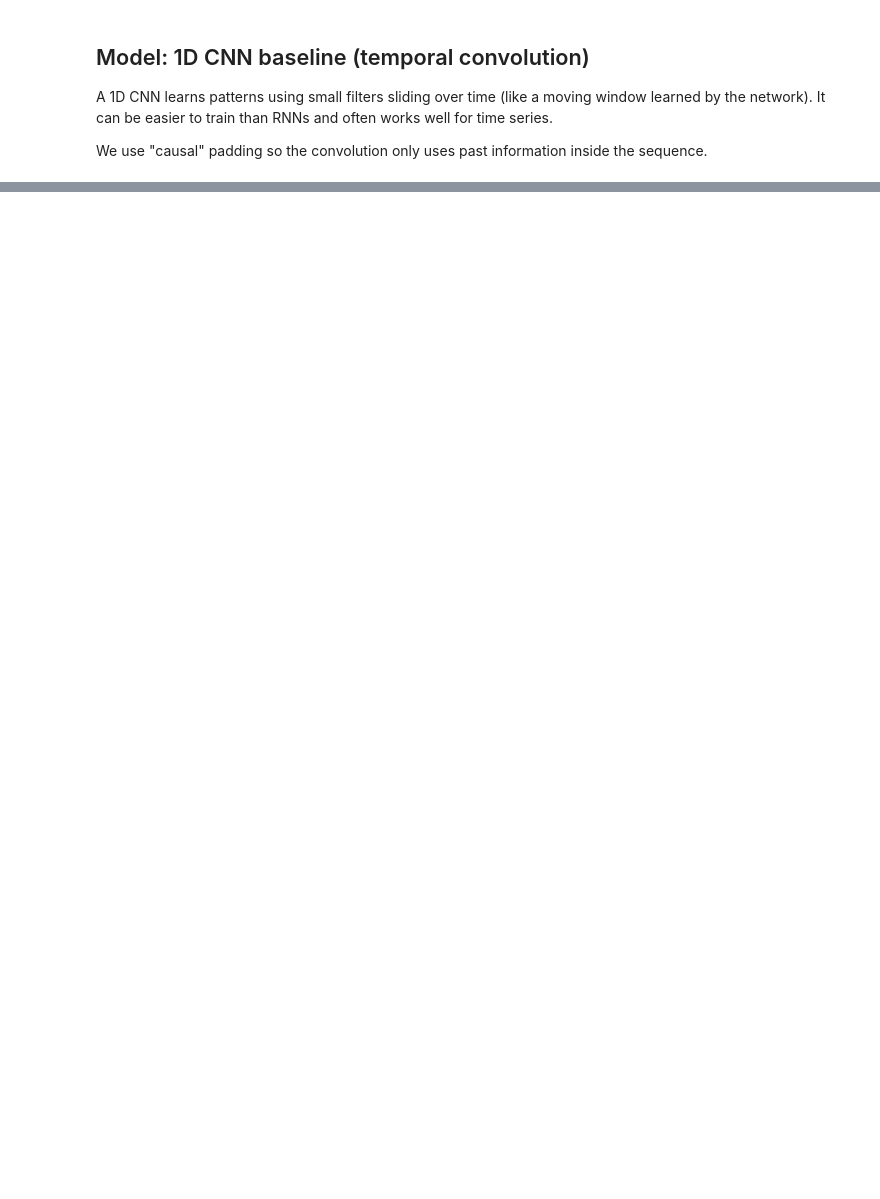
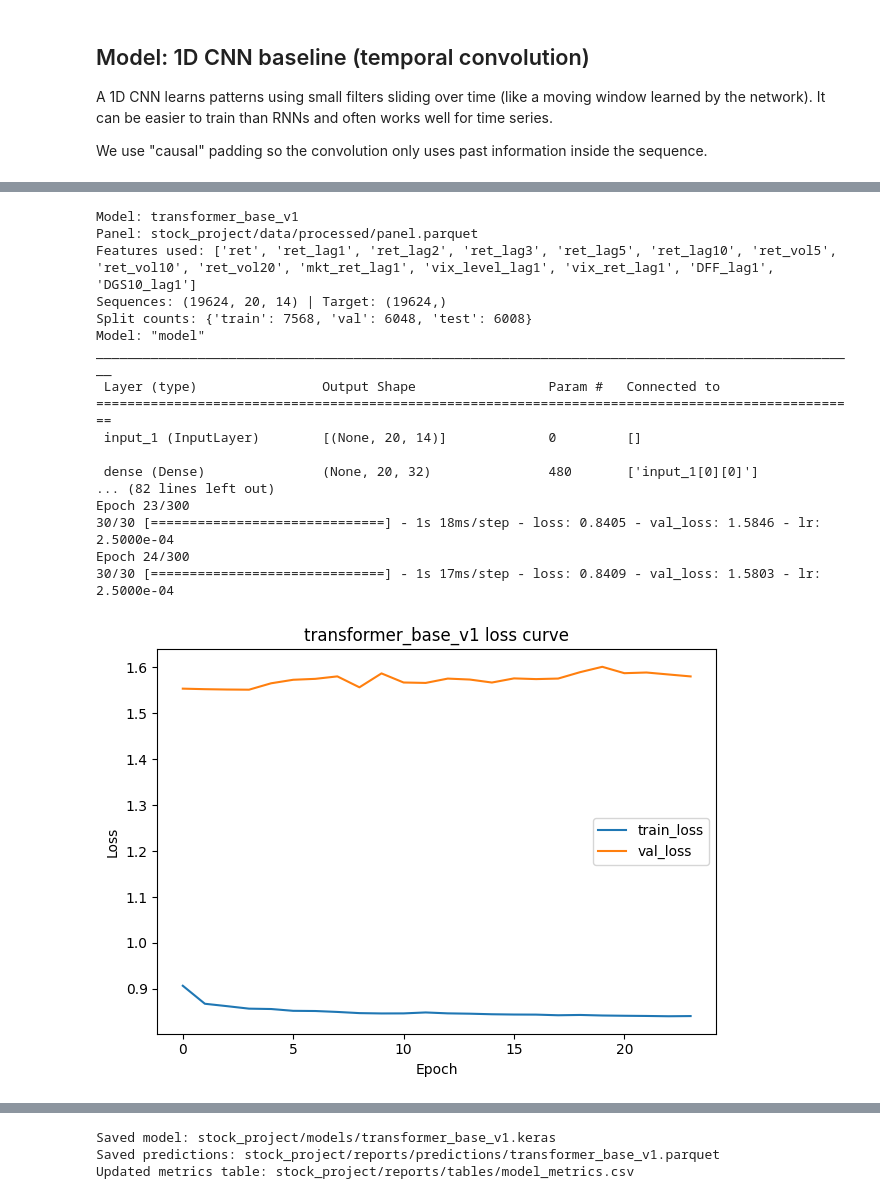
Before and after one commit to RichelCode/Final_Stock_Analysis, a Jupyter notebook: stock_market_final.ipynb, the cells around one changed output, grey strips where cells are left out. Saved outputs shown, nothing was run; the diff lists cells and outputs as text; code cells hidden in the pictures; blank space fills up the shorter version.

```diff
--- a/stock_market_final.ipynb
+++ b/stock_market_final.ipynb
@@ -3712,0 +3989,67 @@ We use "causal" padding so the convolution only uses past information inside the
+# %%
+# =========================================
+# Transformer baseline (no GARCH)
+# =========================================
+
+PANEL_BASE = PROC_DIR / "panel.parquet"
+
+def build_transformer(seq_len, n_features, d_model=32, n_heads=2):
+    inp = keras.Input(shape=(seq_len, n_features))
+
+    # Project numeric features to model dimension
+    x = layers.Dense(d_model)(inp)
+
+    # Positional embeddings
+    pos = tf.range(start=0, limit=seq_len, delta=1)
+    pos_emb = layers.Embedding(input_dim=seq_len, output_dim=d_model)(pos)
+    x = x + pos_emb
+
+    # Self-attention block
+    attn = layers.MultiHeadAttention(num_heads=n_heads, key_dim=d_model // n_heads)(x, x)
+    x = layers.Add()([x, attn])
+    x = layers.LayerNormalization()(x)
+
+    # Feedforward block
+    ff = layers.Dense(d_model * 2, activation="relu")(x)
+    ff = layers.Dense(d_model)(ff)
+    x = layers.Add()([x, ff])
+    x = layers.LayerNormalization()(x)
+
+    # Pool + head
+    x = layers.GlobalAveragePooling1D()(x)
+    x = layers.Dropout(0.20)(x)
+    x = layers.Dense(16, activation="relu")(x)
+    out = layers.Dense(1)(x)
+
+    return keras.Model(inp, out)
+
+metrics_tr = run_deep_model(
+    model_name="transformer_base_v1",
+    panel_file=PANEL_BASE,
+    feature_candidates=BASE_FEATURE_CANDIDATES,
+    build_model_fn=lambda L, F: build_transformer(L, F, d_model=32, n_heads=2),
+    seq_len=SEQ_LEN,
+    target_scale=TARGET_SCALE,
+    epochs=300,
+    batch_size=256,
+    lr=1e-3,
+)
+# %% [output]
+Model: transformer_base_v1
+Panel: stock_project/data/processed/panel.parquet
+Features used: ['ret', 'ret_lag1', 'ret_lag2', 'ret_lag3', 'ret_lag5', 'ret_lag10', 'ret_vol5', 'ret_vol10', 'ret_vol20', 'mkt_ret_lag1', 'vix_level_lag1', 'vix_ret_lag1', 'DFF_lag1', 'DGS10_lag1']
+Sequences: (19624, 20, 14) | Target: (19624,)
+Split counts: {'train': 7568, 'val': 6048, 'test': 6008}
+Model: "model"
+__________________________________________________________________________________________________
+ Layer (type)                Output Shape                 Param #   Connected to
+==================================================================================================
+ input_1 (InputLayer)        [(None, 20, 14)]             0         []
+
+ dense (Dense)               (None, 20, 32)               480       ['input_1[0][0]']
+... (82 lines left out)
+Epoch 23/300
+30/30 [==============================] - 1s 18ms/step - loss: 0.8405 - val_loss: 1.5846 - lr: 2.5000e-04
+Epoch 24/300
+30/30 [==============================] - 1s 17ms/step - loss: 0.8409 - val_loss: 1.5803 - lr: 2.5000e-04
+[figure, added]
@@ -3712,0 +4062,3 @@ We use "causal" padding so the convolution only uses past information inside the
+Saved model: stock_project/models/transformer_base_v1.keras
+Saved predictions: stock_project/reports/predictions/transformer_base_v1.parquet
+Updated metrics table: stock_project/reports/tables/model_metrics.csv
```
Also changed, not shown: parts of 21 cells of this notebook, 37 other files.
